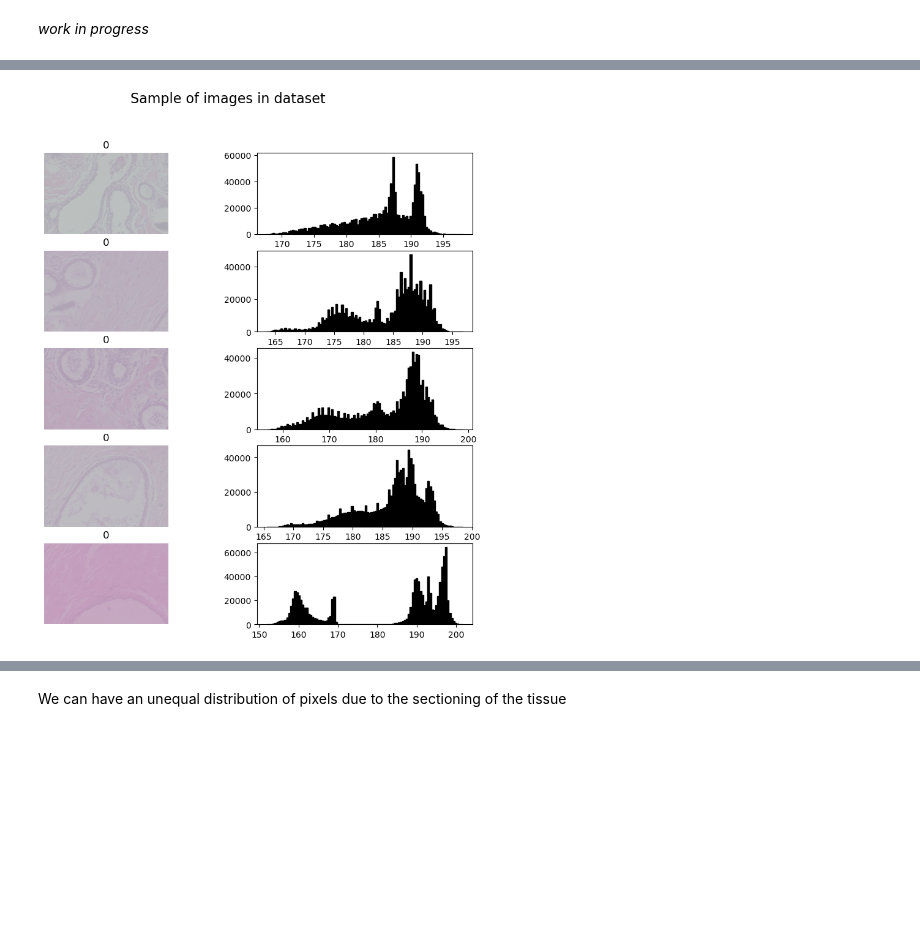
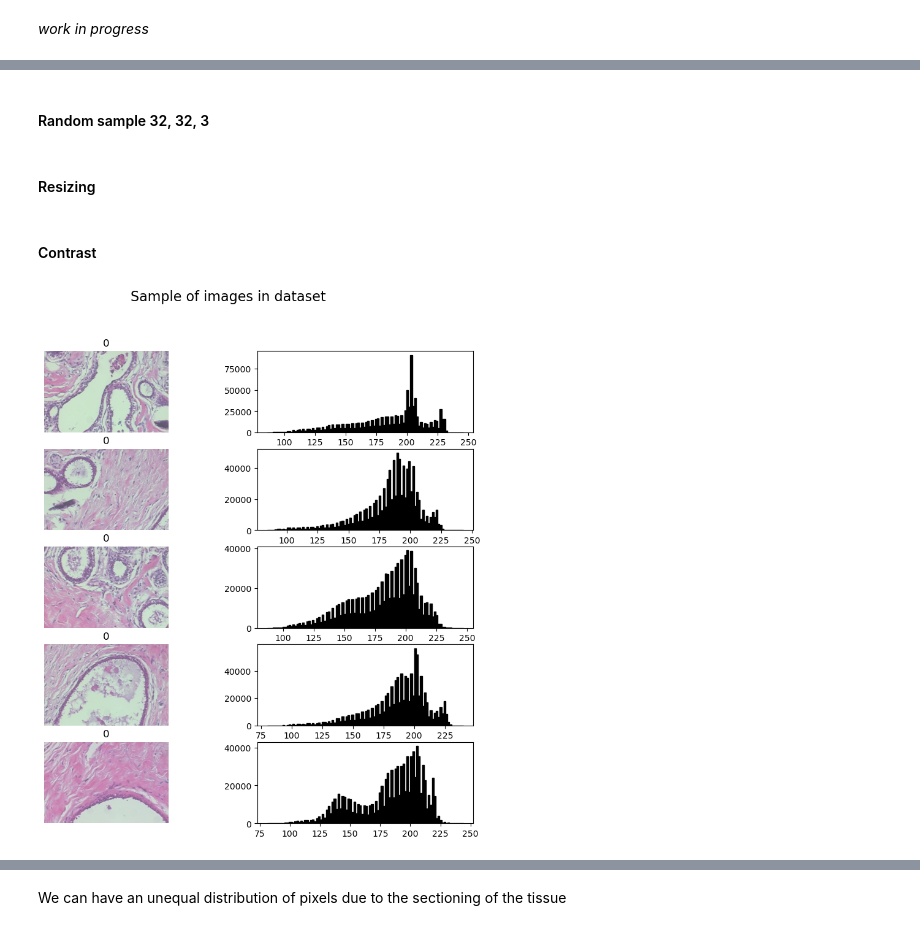
Before and after one commit to leen01/breast-tumor-classification, a Jupyter notebook: notebooks/Nick_Lee_Baseline_Models.ipynb, the cells around one changed output, grey strips where cells are left out. Cells and saved outputs as stored; diff of their text form; code cells hidden in the pictures; blank space fills up the shorter version.

Commit message:
working on base model

```diff
--- a/notebooks/Nick_Lee_Baseline_Models.ipynb
+++ b/notebooks/Nick_Lee_Baseline_Models.ipynb
@@ -402,8 +371,0 @@ images[0]
-# %%
-# create preview of images with labels
-images = []
-for i, t in enumerate(ds_temp.take(5)):
-    images.append(
-        {'label': tf.argmax(t[1].numpy()).numpy(),
-         'im' : t[0].numpy()}
-    )
@@ -471,3 +427,14 @@ def plot_images_with_histogram(images, nrows):
     fig.suptitle("Sample of images in dataset", fontsize=16)
 
     plt.show()
+# %%
+def create_image_set(ds, num_images = 5):
+    # create preview of images with labels
+    images = []
+    for i, t in enumerate(ds.take(num_images)):
+        images.append(
+            {'label': tf.argmax(t[1].numpy()).numpy(),
+            'im' : t[0].numpy()}
+        )
+
+    return images
@@ -473,0 +450,7 @@ def plot_images_with_histogram(images, nrows):
+# %%
+ds_temp = ds.map(read_image)
+images_base = create_image_set(ds_temp, 5)
+# %% [markdown]
+#### Random sample 32, 32, 3
+# %% [markdown]
+#### Resizing
@@ -474,4 +461,6 @@ def plot_images_with_histogram(images, nrows):
+# %% [markdown]
+#### Contrast
 # %%
-plot_images_with_histogram(images, nrows = len(images))
+plot_images_with_histogram(images_base, nrows = len(images_base))
 # %% [output]
-[figure, old version]
+[figure, new version]
```
Also changed, not shown: parts of 41 cells of this notebook.
